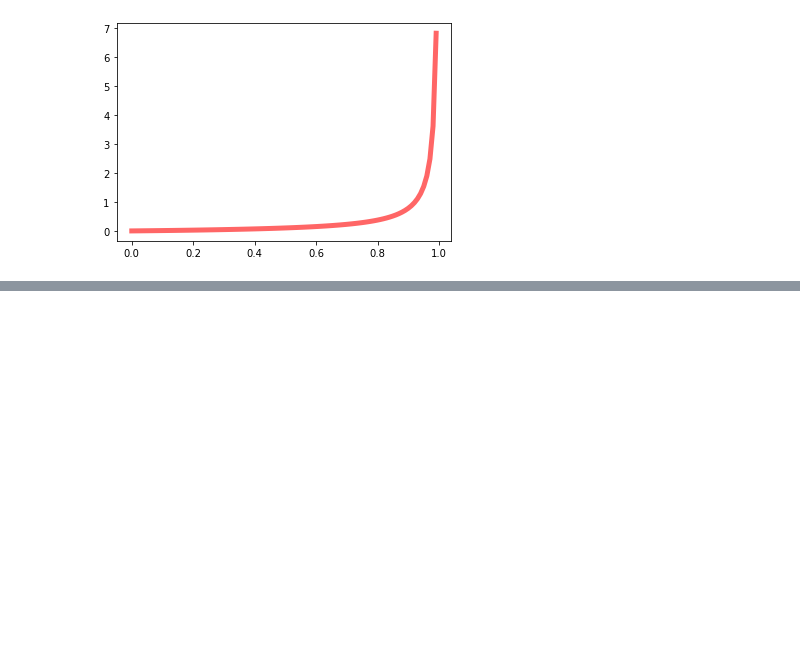
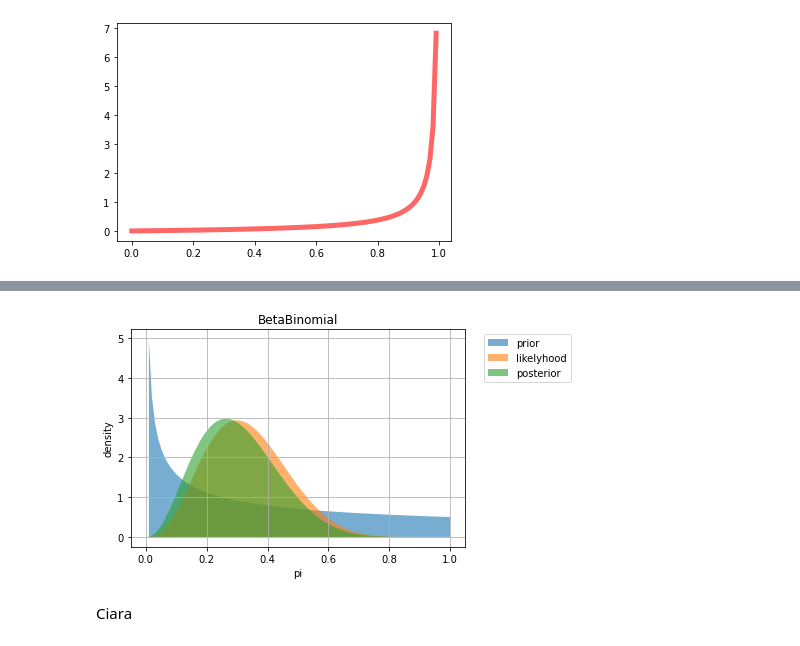
Before and after one commit to DrEntropy/BayesRulesWork, a Jupyter notebook: Chapter4.ipynb, the cells around one changed output, grey strips where cells are left out. Saved outputs shown, nothing was run; the diff lists cells and outputs as text; code cells hidden in the pictures; blank space fills up the shorter version.

```diff
--- a/Chapter4.ipynb
+++ b/Chapter4.ipynb
@@ -38,0 +75,6 @@ plotBetaBinomial(1,2,99,100)
+# %%
+plotBetaBinomial(0.5,1,3,10)
+# %% [output]
+[figure, added]
+# %% [markdown]
+Ciara
```
Also changed, not shown: parts of 27 cells of this notebook.
